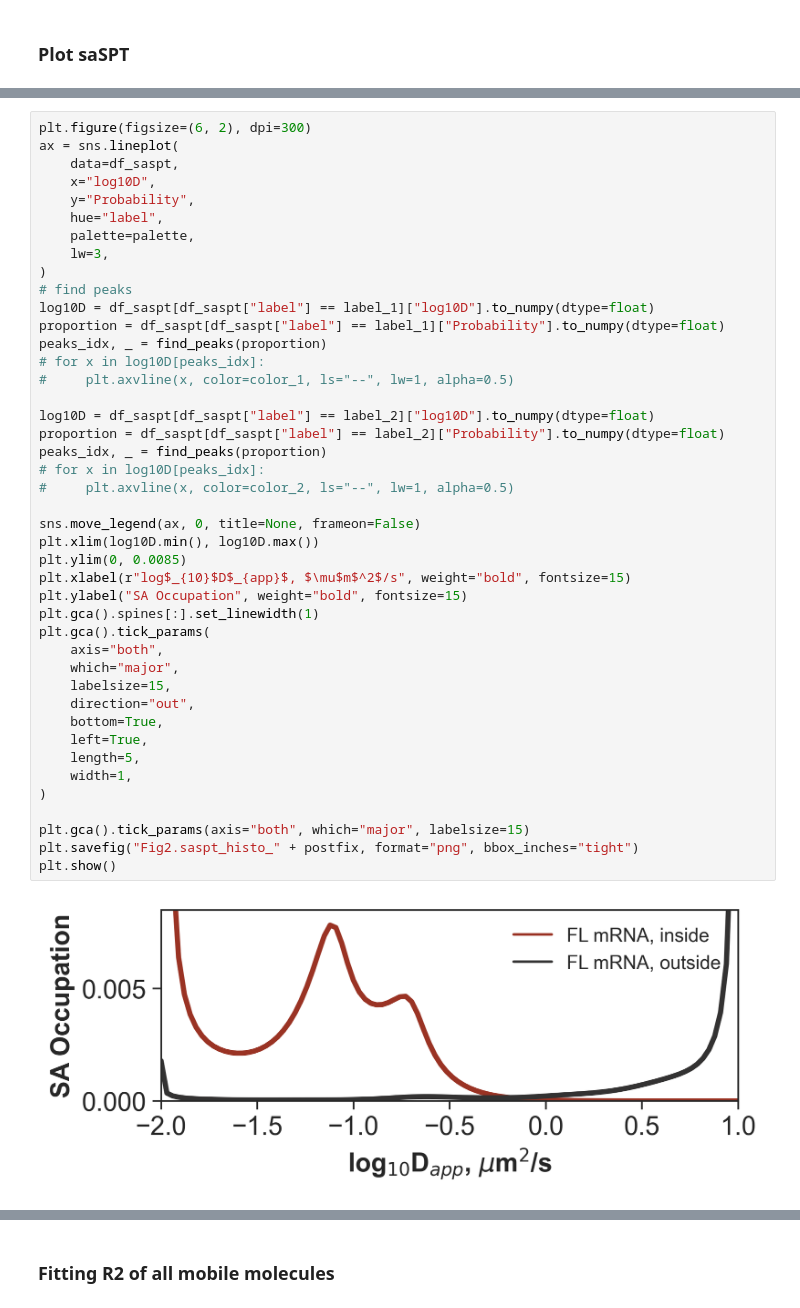
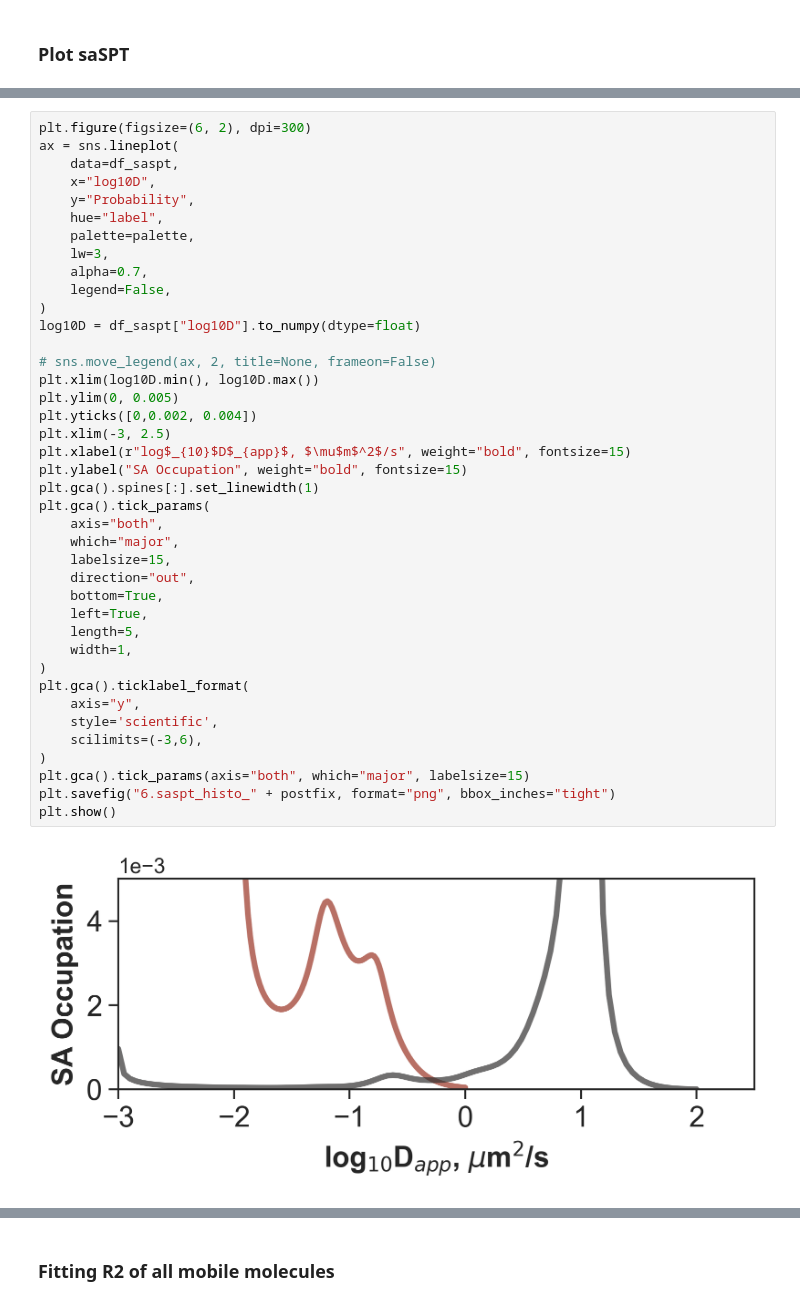
Before and after one commit to walterlab-um/intra_condensate_SPT, a Jupyter notebook: plot_paper_figure/Fig2_compare_FL_in_vs_outside.ipynb, the cells around one changed output, grey strips where cells are left out. Cells and saved outputs as stored; diff of their text form.

```diff
--- a/plot_paper_figure/Fig2_compare_FL_in_vs_outside.ipynb
+++ b/plot_paper_figure/Fig2_compare_FL_in_vs_outside.ipynb
@@ -311,45 +305,42 @@ FL mRNA, outside 4745
 # %%
 plt.figure(figsize=(6, 2), dpi=300)
 ax = sns.lineplot(
     data=df_saspt,
     x="log10D",
     y="Probability",
     hue="label",
     palette=palette,
     lw=3,
+    alpha=0.7,
+    legend=False,
 )
-# find peaks
-log10D = df_saspt[df_saspt["label"] == label_1]["log10D"].to_numpy(dtype=float)
-proportion = df_saspt[df_saspt["label"] == label_1]["Probability"].to_numpy(dtype=float)
-peaks_idx, _ = find_peaks(proportion)
-# for x in log10D[peaks_idx]:
-#     plt.axvline(x, color=color_1, ls="--", lw=1, alpha=0.5)
+log10D = df_saspt["log10D"].to_numpy(dtype=float)
 
-log10D = df_saspt[df_saspt["label"] == label_2]["log10D"].to_numpy(dtype=float)
-proportion = df_saspt[df_saspt["label"] == label_2]["Probability"].to_numpy(dtype=float)
-peaks_idx, _ = find_peaks(proportion)
-# for x in log10D[peaks_idx]:
-#     plt.axvline(x, color=color_2, ls="--", lw=1, alpha=0.5)
-
-sns.move_legend(ax, 0, title=None, frameon=False)
+# sns.move_legend(ax, 2, title=None, frameon=False)
 plt.xlim(log10D.min(), log10D.max())
-plt.ylim(0, 0.0085)
+plt.ylim(0, 0.005)
+plt.yticks([0,0.002, 0.004])
+plt.xlim(-3, 2.5)
 plt.xlabel(r"log$_{10}$D$_{app}$, $\mu$m$^2$/s", weight="bold", fontsize=15)
 plt.ylabel("SA Occupation", weight="bold", fontsize=15)
 plt.gca().spines[:].set_linewidth(1)
 plt.gca().tick_params(
     axis="both",
     which="major",
     labelsize=15,
     direction="out",
     bottom=True,
     left=True,
     length=5,
     width=1,
 )
-
+plt.gca().ticklabel_format(
+    axis="y",
+    style='scientific',
+    scilimits=(-3,6),
+)
 plt.gca().tick_params(axis="both", which="major", labelsize=15)
-plt.savefig("Fig2.saspt_histo_" + postfix, format="png", bbox_inches="tight")
+plt.savefig("6.saspt_histo_" + postfix, format="png", bbox_inches="tight")
 plt.show()
 # %% [output]
-[figure, old version]
+[figure, new version]
```
Also changed, not shown: parts of 19 cells of this notebook.
